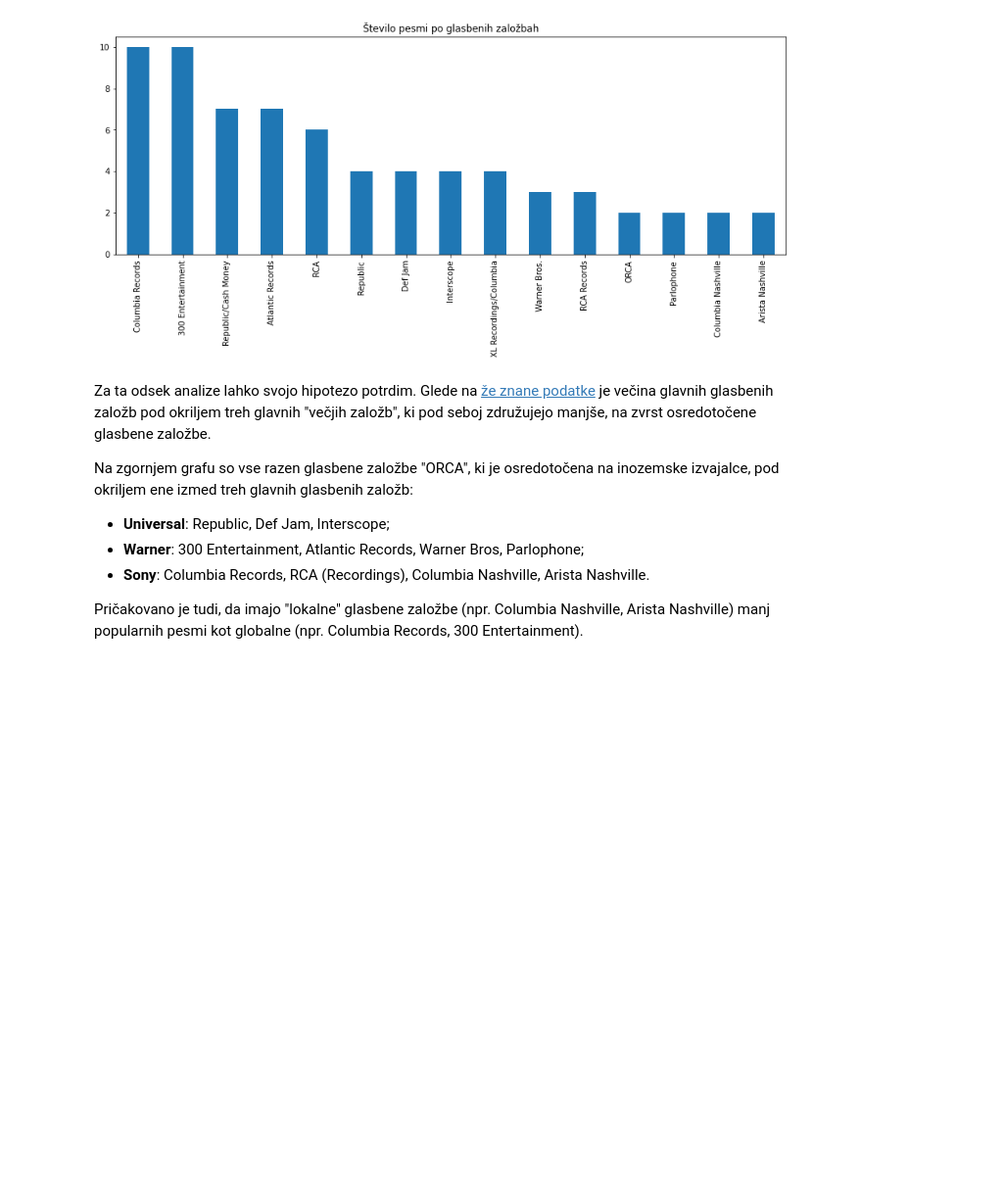
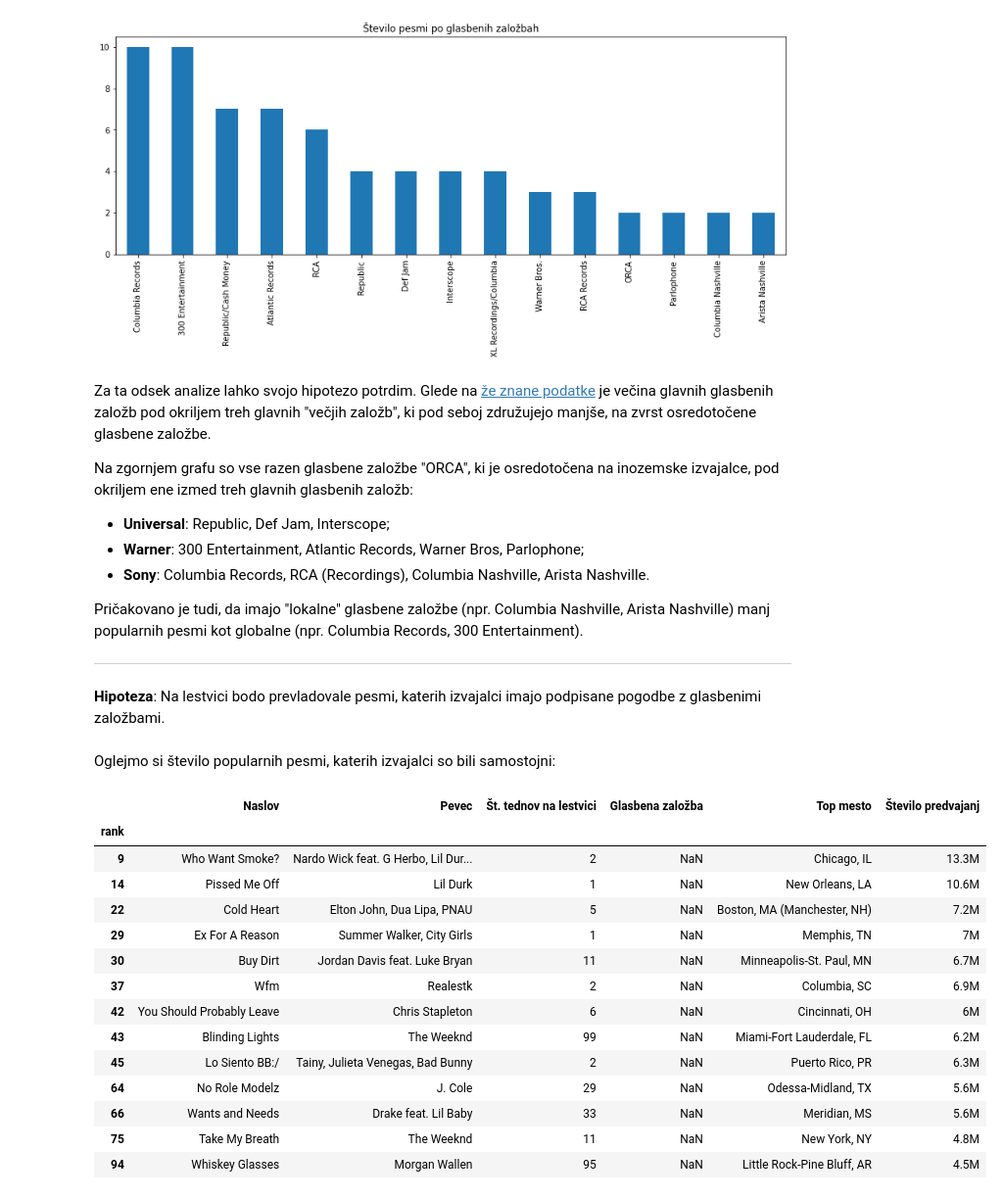
Before and after one commit to tej-boop/analiza-podatkov-rollingstone, a Jupyter notebook: analiza-podatkov.ipynb, the cells around one changed output. Shown: that part at 98% size. Drawn from its saved outputs; the diff is of its cells as text; code cells hidden in the pictures; blank space fills up the shorter version.

```diff
--- a/analiza-podatkov.ipynb
+++ b/analiza-podatkov.ipynb
@@ -29,7 +29,7 @@ import matplotlib.pyplot as plt
 
 %matplotlib inline
 
-pd.options.display.max_rows = 10
+pd.options.display.max_rows = 20
 # %%
 pesmi = pd.read_csv("filmi.csv", index_col = "rank")
 # %%
@@ -134,3 +134,27 @@ ene izmed treh glavnih glasbenih založb:
 
 Pričakovano je tudi, da imajo "lokalne" glasbene založbe (npr. Columbia Nashville, Arista Nashville) manj popularnih
 pesmi kot globalne (npr. Columbia Records, 300 Entertainment).
+
+---
+# %% [markdown]
+**Hipoteza**: Na lestvici bodo prevladovale pesmi, katerih izvajalci imajo podpisane pogodbe z glasbenimi založbami.
+# %% [markdown]
+Oglejmo si število popularnih pesmi, katerih izvajalci so bili samostojni:
+# %%
+pesmi[pesmi["Glasbena založba"].isnull()]
+# %% [output]
+|  | Naslov | Pevec | Št. tednov na lestvici | Glasbena založba | Top mesto | Število predvajanj |
+| rank |  |  |  |  |  |  |
+| 9 | Who Want Smoke? | Nardo Wick feat. G Herbo, Lil Dur... | 2 | NaN | Chicago, IL | 13.3M |
+| 14 | Pissed Me Off | Lil Durk | 1 | NaN | New Orleans, LA | 10.6M |
+| 22 | Cold Heart | Elton John, Dua Lipa, PNAU | 5 | NaN | Boston, MA (Manchester, NH) | 7.2M |
+| 29 | Ex For A Reason | Summer Walker, City Girls | 1 | NaN | Memphis, TN | 7M |
+| 30 | Buy Dirt | Jordan Davis feat. Luke Bryan | 11 | NaN | Minneapolis-St. Paul, MN | 6.7M |
+| 37 | Wfm | Realestk | 2 | NaN | Columbia, SC | 6.9M |
+| 42 | You Should Probably Leave | Chris Stapleton | 6 | NaN | Cincinnati, OH | 6M |
+| 43 | Blinding Lights | The Weeknd | 99 | NaN | Miami-Fort Lauderdale, FL | 6.2M |
+| 45 | Lo Siento BB:/ | Tainy, Julieta Venegas, Bad Bunny | 2 | NaN | Puerto Rico, PR | 6.3M |
+| 64 | No Role Modelz | J. Cole | 29 | NaN | Odessa-Midland, TX | 5.6M |
+| 66 | Wants and Needs | Drake feat. Lil Baby | 33 | NaN | Meridian, MS | 5.6M |
+| 75 | Take My Breath | The Weeknd | 11 | NaN | New York, NY | 4.8M |
+| 94 | Whiskey Glasses | Morgan Wallen | 95 | NaN | Little Rock-Pine Bluff, AR | 4.5M |
```
Also changed, not shown: parts of 3 cells of this notebook.
